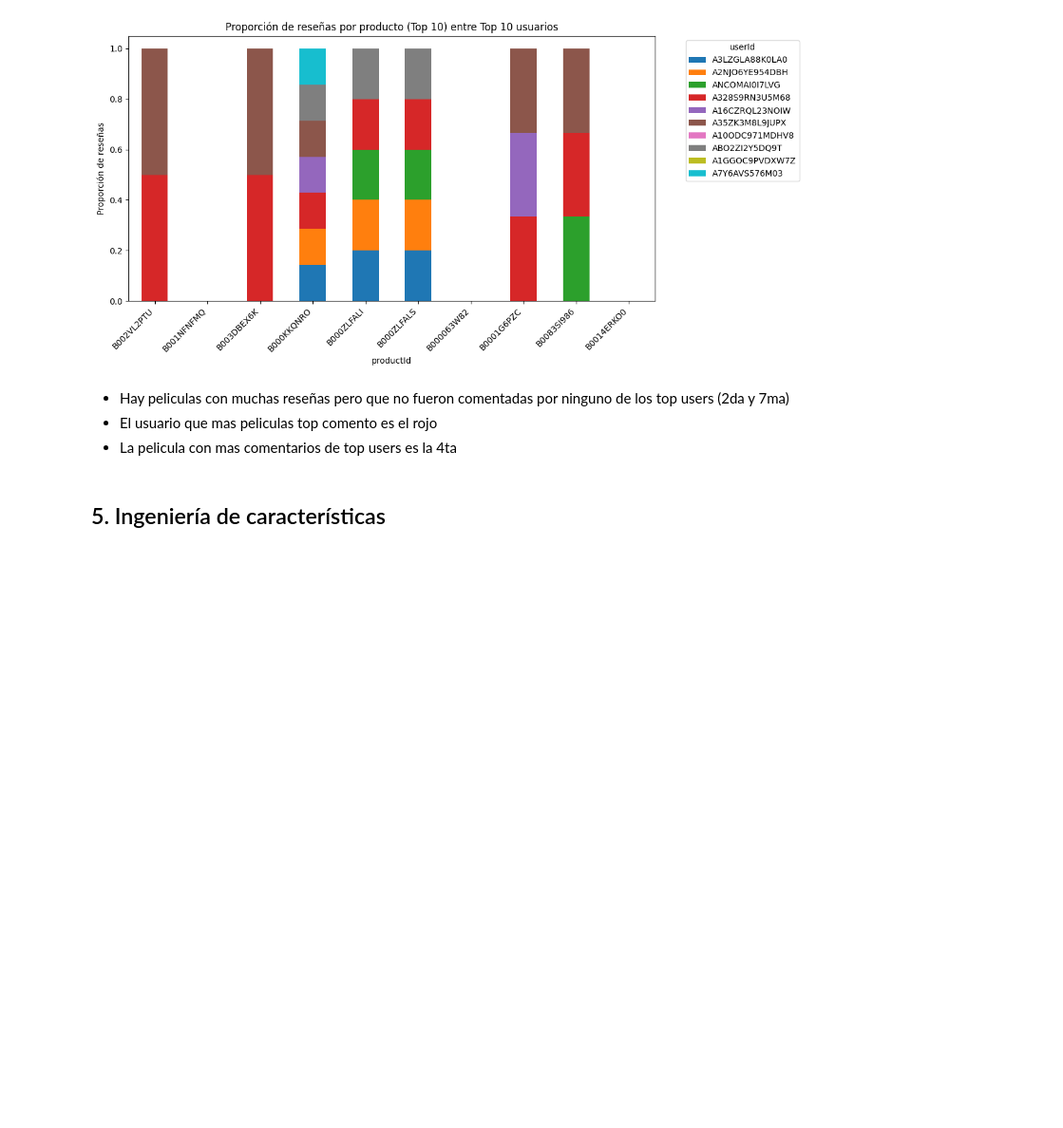
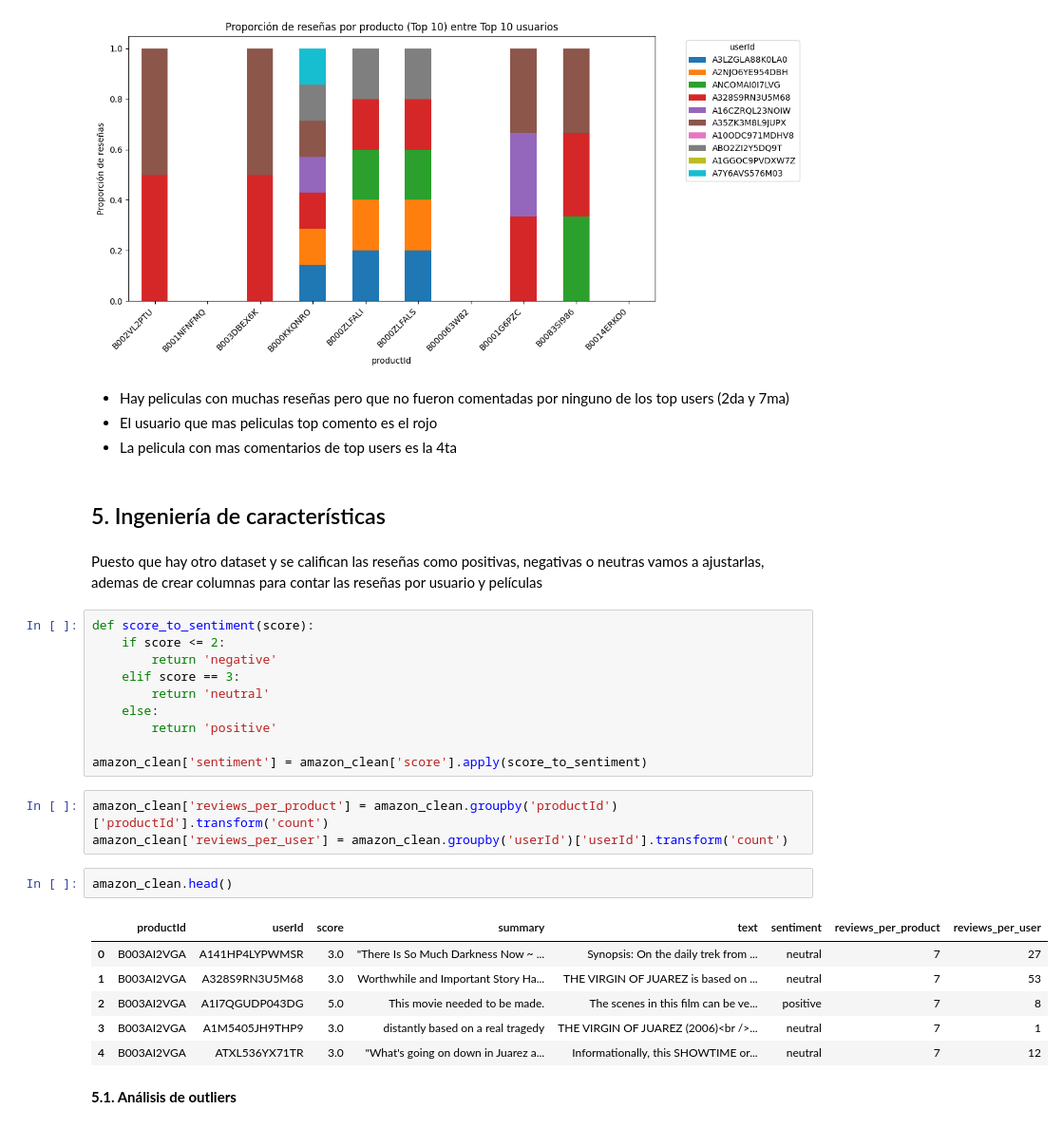
Before and after one commit to magy509/ingenieropg80.Proyecto_final_madre, a Jupyter notebook: src/analisis_feel.ipynb, the cells around one changed output. Shown at 95% size. Saved outputs shown, nothing was run; the diff lists cells and outputs as text; blank space fills up the shorter version.

```diff
--- a/src/analisis_feel.ipynb
+++ b/src/analisis_feel.ipynb
@@ -367,3 +342,29 @@ plt.show()
 * La pelicula con mas comentarios de top users es la 4ta
 # %% [markdown]
 ## 5. Ingeniería de características
+# %% [markdown]
+Puesto que hay otro dataset y se califican las reseñas como positivas, negativas o neutras vamos a ajustarlas, ademas de crear columnas para contar las reseñas por usuario y películas
+# %%
+def score_to_sentiment(score):
+    if score <= 2:
+        return 'negative'
+    elif score == 3:
+        return 'neutral'
+    else:
+        return 'positive'
+
+amazon_clean['sentiment'] = amazon_clean['score'].apply(score_to_sentiment)
+# %%
+amazon_clean['reviews_per_product'] = amazon_clean.groupby('productId')['productId'].transform('count')
+amazon_clean['reviews_per_user'] = amazon_clean.groupby('userId')['userId'].transform('count')
+# %%
+amazon_clean.head()
+# %% [output]
+|  | productId | userId | score | summary | text | sentiment | reviews_per_product | reviews_per_user |
+| 0 | B003AI2VGA | A141HP4LYPWMSR | 3.0 | "There Is So Much Darkness Now ~ ... | Synopsis: On the daily trek from ... | neutral | 7 | 27 |
+| 1 | B003AI2VGA | A328S9RN3U5M68 | 3.0 | Worthwhile and Important Story Ha... | THE VIRGIN OF JUAREZ is based on ... | neutral | 7 | 53 |
+| 2 | B003AI2VGA | A1I7QGUDP043DG | 5.0 | This movie needed to be made. | The scenes in this film can be ve... | positive | 7 | 8 |
+| 3 | B003AI2VGA | A1M5405JH9THP9 | 3.0 | distantly based on a real tragedy | THE VIRGIN OF JUAREZ (2006)<br />... | neutral | 7 | 1 |
+| 4 | B003AI2VGA | ATXL536YX71TR | 3.0 | "What's going on down in Juarez a... | Informationally, this SHOWTIME or... | neutral | 7 | 12 |
+# %% [markdown]
+**5.1. Análisis de outliers**
```
Also changed, not shown: parts of 22 cells of this notebook.
